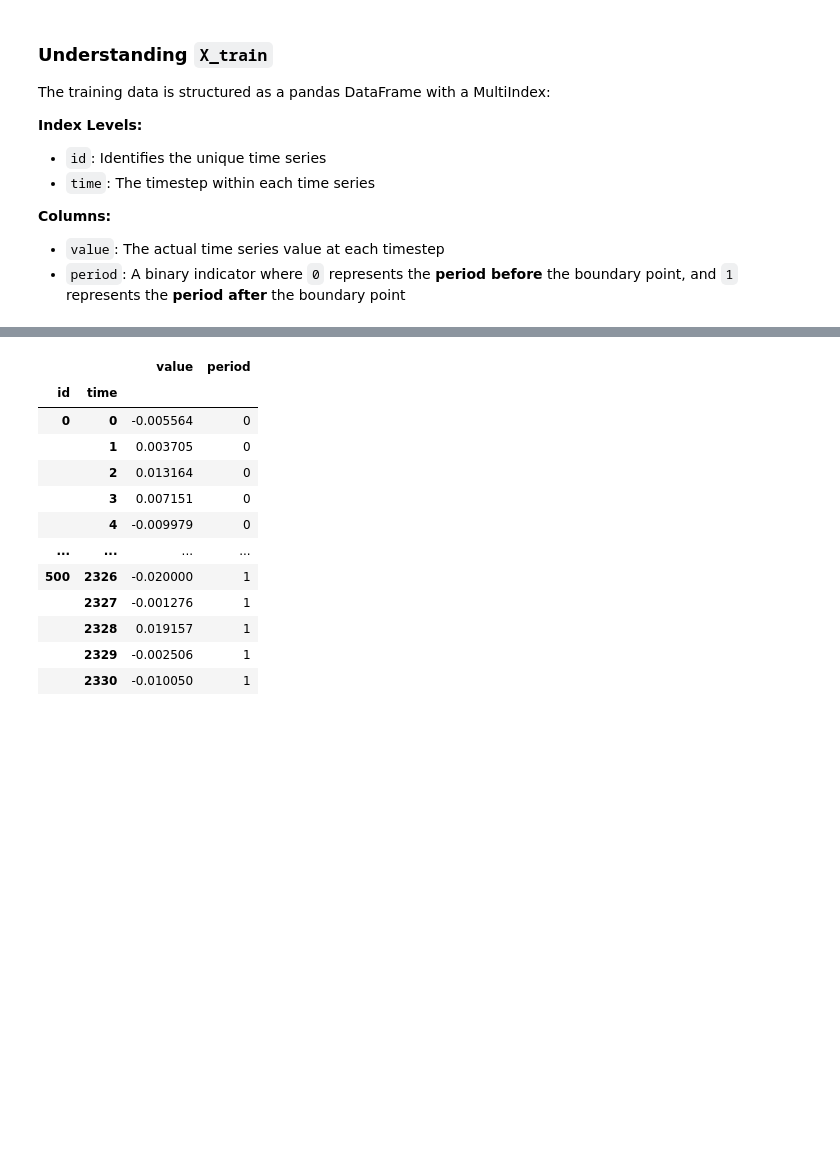
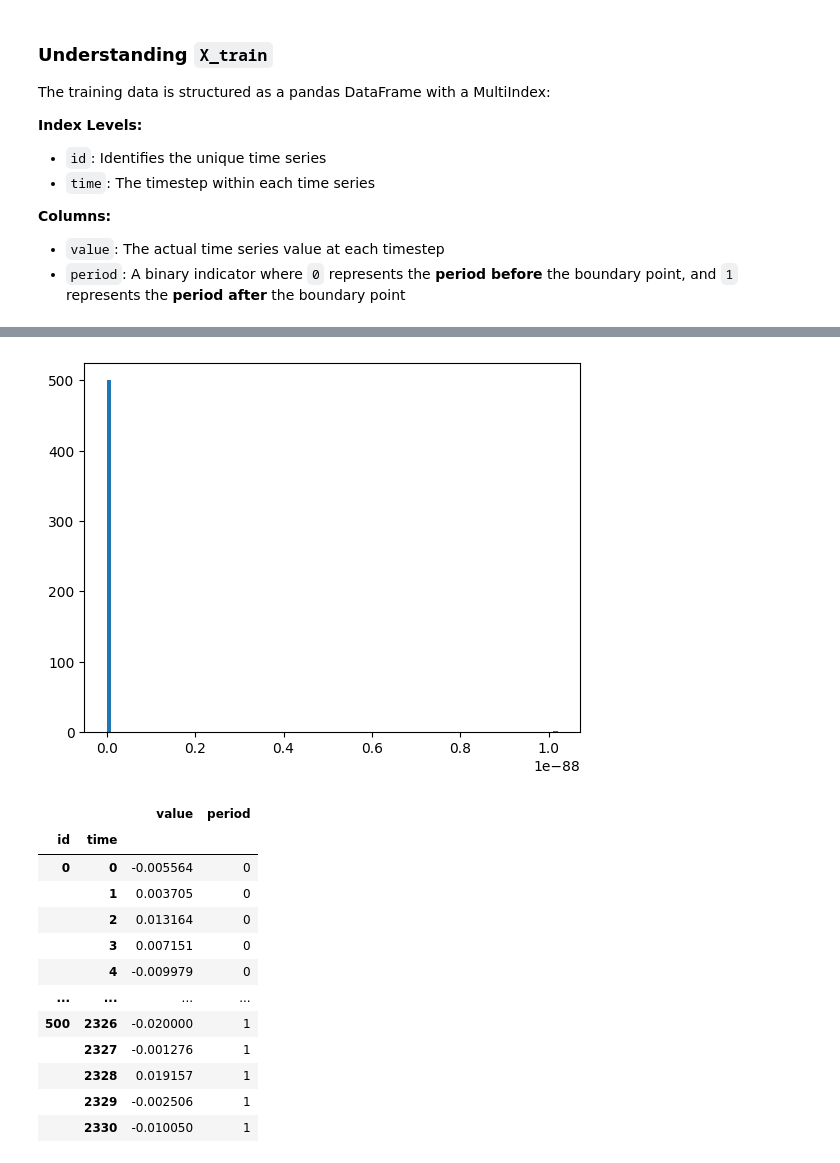
Before and after one commit to Zpazza/structured-data, a Jupyter notebook: competitions/structural-break/quickstarters/baseline/baseline.ipynb, the cells around one changed output, grey strips where cells are left out. Drawn from its saved outputs; the diff is of its cells as text; code cells hidden in the pictures; blank space fills up the shorter version.

```diff
--- a/competitions/structural-break/quickstarters/baseline/baseline.ipynb
+++ b/competitions/structural-break/quickstarters/baseline/baseline.ipynb
@@ -232,7 +149,0 @@ pd.DataFrame(data_train_sub.groupby("id").apply(ks_testing), columns = ["col"])
-# %%
-data_train_sub = X_train.loc[0:500]
-ks_stat = pd.DataFrame(data_train_sub.groupby("id").apply(ks_stat_f), columns=['ks_stat'])
-ks_p = pd.DataFrame(data_train_sub.groupby("id").apply(ks_p_f), columns=['ks_p'])
-
-ks_test_results = pd.concat([ks_stat,ks_p], axis=1)
-ks_test_results #This returns, for each sample data the results of a ks test
@@ -254,3 +375,9 @@ ks_test_results #This returns, for each sample data the results of a ks test
+# %%
+import matplotlib.pyplot as plt
+
+_ = plt.hist(ks_test_results.ks_p,bins = 100)
+# %% [output]
+[figure, added]
 # %%
 data_train_sub
 # %% [output]
```
Also changed, not shown: parts of 27 cells of this notebook.
